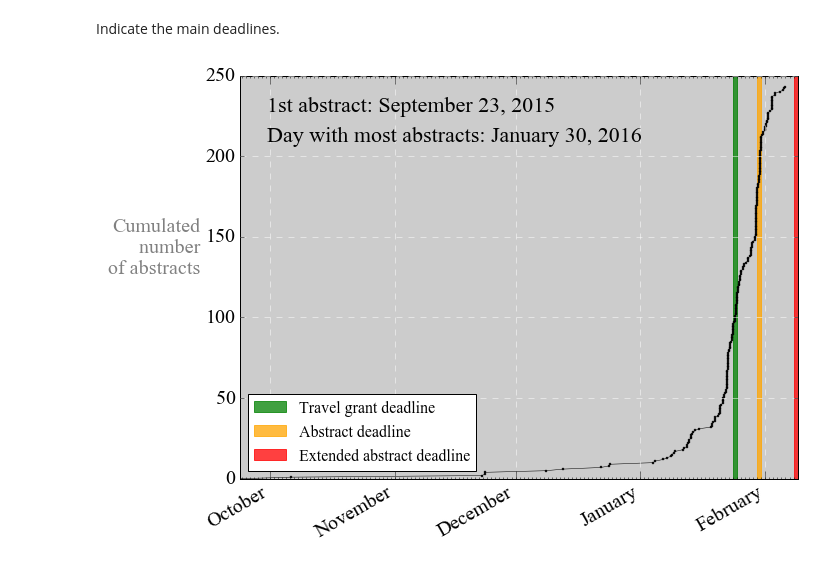
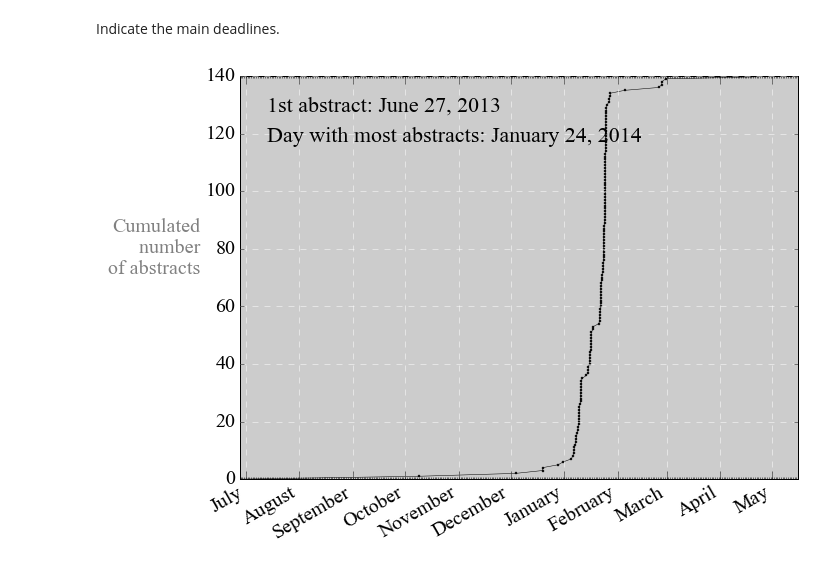
Before and after one commit to gher-uliege/Liege-Colloquium-on-Ocean-Dynamics, a Jupyter notebook: notebook/abstract_time.ipynb, the cells around one changed output. Drawn from its saved outputs; the diff is of its cells as text; code cells hidden in the pictures.

Commit message:
other years

```diff
--- a/notebook/abstract_time.ipynb
+++ b/notebook/abstract_time.ipynb
@@ -17,0 +16,3 @@ abstractfile = './abstractslist2.txt'
+# %%
+abstractfile = './abstractslist2014.txt'
+figname = abstractfile[:-4]
@@ -17,0 +21,4 @@ abstractfile = './abstractslist2.txt'
+# %%
+match = re.search(r'\d{4}', abstractfile)
+year = match.group()
+print("Working on year %s" %(year))
@@ -49,6 +58,9 @@ days = mdates.DayLocator()  # every month
 # %% [markdown]
 Indicate the main deadlines.
 # %%
+announcement2 = datetime(2015, 11, 16, 12, 0, 0)
+announcement3 = datetime(2016, 1, 6, 12, 0, 0)
+
 deadline_grants = datetime(2016, 1, 24, 0, 0, 0)
 deadline_grantsend = datetime(2016, 1, 25, 0, 0, 0)
 
@@ -60,32 +72,35 @@ deadline_abstract2end = datetime(2016, 2, 9, 0, 0, 0)
 # %%
 mpl.rcParams.update({'font.size': 22})
 fig = plt.figure(figsize=(10, 8))
 plt.style.use('colloquium.mplstyle')
 ax = plt.subplot(111)
 ax.xaxis.set_major_locator(months)
 ax.xaxis.set_major_formatter(monthsFmt)
 ax.xaxis.set_minor_locator(days)
 
 plt.plot(time4plot, range(0, len(time4plot)), 'ko-', ms=2, lw=0.5)
-ax.axvspan(deadline_grants, deadline_grantsend, alpha=0.75, color='green', label='Travel grant deadline')
-ax.axvspan(deadline_abstract, deadline_abstractend, alpha=0.75, color='orange', label='Abstract deadline')
-ax.axvspan(deadline_abstract2, deadline_abstract2end, alpha=0.75, color='red', label='Extended abstract deadline')
 
-leg = plt.legend(loc='lower left', fontsize=16)
-leg.get_frame().set_facecolor('w')
+if year == '2016':
+    ax.axvline(announcement2, linestyle='--', lw=2, alpha=0.5)
+    ax.axvline(announcement3, linestyle='--', lw=2, alpha=0.5, label='General announcements')
+    ax.axvspan(deadline_grants, deadline_grantsend, alpha=0.75, color='green', label='Travel grant deadline')
+    ax.axvspan(deadline_abstract, deadline_abstractend, alpha=0.75, color='orange', label='Abstract deadline')
+    ax.axvspan(deadline_abstract2, deadline_abstract2end, alpha=0.75, color='red', label='Extended abstract deadline')
+    leg = plt.legend(loc='lower left', fontsize=16)
+    leg.get_frame().set_facecolor('w')
 
 plt.gcf().autofmt_xdate()
 ax.fmt_xdata = mdates.DateFormatter('%Y-%m-%d')
 
 plt.ylabel('Cumulated\n number\n of abstracts', rotation=0, horizontalalignment='right')
 
 ax.text(.05, .9, '1st abstract: ' + time4plot[0].strftime("%B %d, %Y"),
         horizontalalignment='left', verticalalignment='bottom', transform=ax.transAxes)
 ax.text(.05, .825, 'Day with most abstracts: ' + day_mostabstracts,
         horizontalalignment='left', verticalalignment='bottom', transform=ax.transAxes)
 plt.grid()
-# plt.savefig('./abstract_timeseries_V2', dpi=300)
+plt.savefig(figname, dpi=300)
 plt.show()
 plt.close()
 # %% [output]
-[figure, old version]
+[figure, new version]
```
Also changed, not shown: parts of 4 cells of this notebook, 1 other file.
